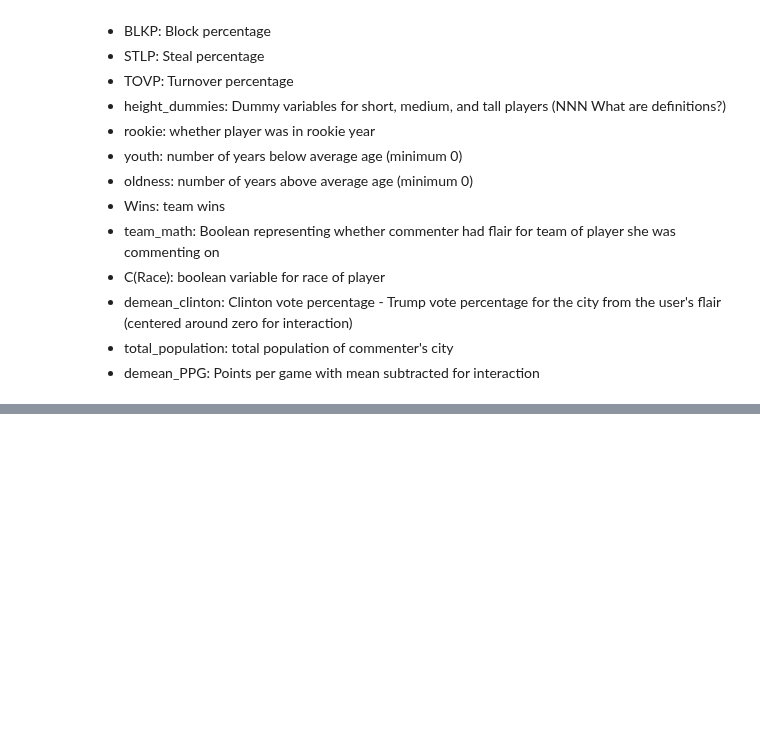
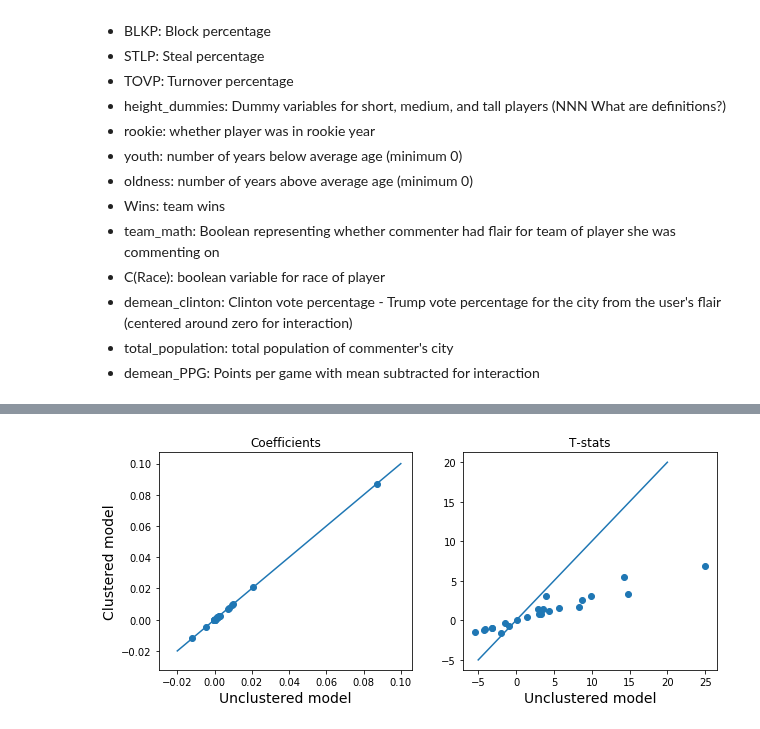
Before and after one commit to map222/trailofpapers, a Jupyter notebook: sentiment_sports/paper/regression_sentiment.ipynb, the cells around one changed output, grey strips where cells are left out. Cells and saved outputs as stored; diff of their text form; code cells hidden in the pictures; blank space fills up the shorter version.

```diff
--- a/sentiment_sports/paper/regression_sentiment.ipynb
+++ b/sentiment_sports/paper/regression_sentiment.ipynb
@@ -172,0 +316,7 @@ model.summary()
+# %%
+clustered_model = smf.wls( formula = 'compound_mean ~ MP + ThreePP + DWS + TRBP + FTr + ASTP + BLKP + STLP' \
+                           '+ TOVP  + C(height_dummies) + rookie + youth + oldness + Wins + ' \
+                           'team_match + C(Race) * demean_clinton +total_population + C(Race) * demean_PPG',
+                data = nba_df,
+               weights = np.sqrt(nba_df['comment_count'])
+               ).fit(cov_type='cluster', cov_kwds={'groups' : nba_df['Player']})
@@ -172,0 +360,15 @@ model.summary()
+# %%
+import matplotlib.pyplot as plt
+fig, (ax1, ax2)= plt.subplots(1,2, figsize = [10, 4])
+fs = 14
+ax1.scatter(sqrt_model.params, clustered_model.params )
+ax1.plot([-0.02, 0.1], [-0.02, 0.1]);
+ax1.set_xlabel('Unclustered model', fontsize = fs);
+ax1.set_ylabel('Clustered model', fontsize = fs)
+ax1.set_title('Coefficients')
+ax2.scatter(sqrt_model.tvalues, clustered_model.tvalues)
+ax2.plot([-5, 20], [-5, 20])
+ax2.set_xlabel('Unclustered model', fontsize = fs);
+ax2.set_title('T-stats');
+# %% [output]
+[figure, added]
```
Also changed, not shown: parts of 35 cells of this notebook, 2 other files.
